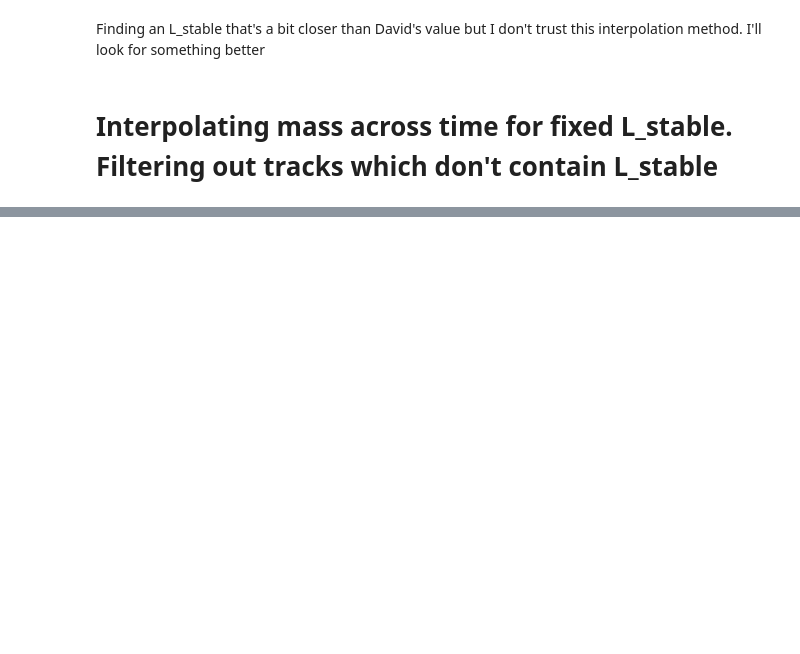
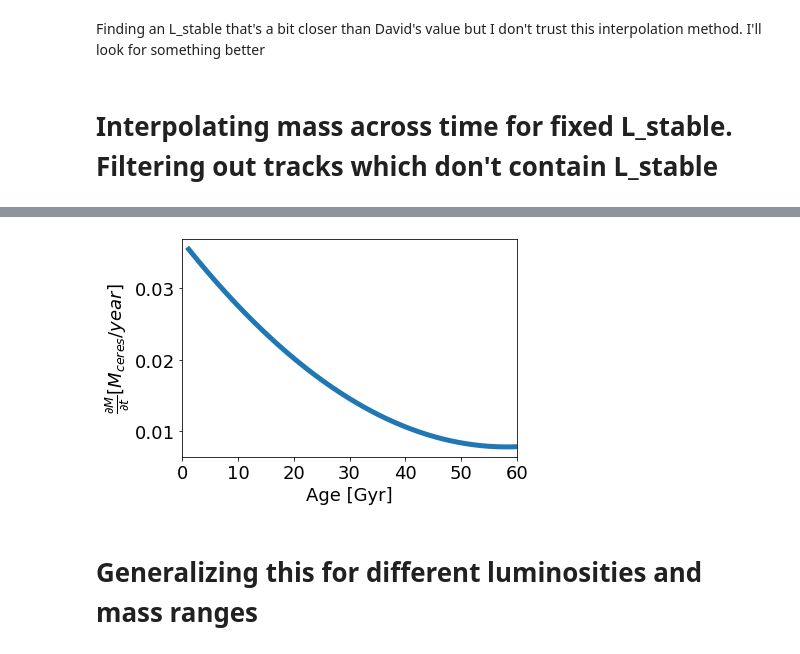
Before and after one commit to mscoggs/star_lifting, a Jupyter notebook: star_lifting.ipynb, the cells around one changed output, grey strips where cells are left out. Cells and saved outputs as stored; diff of their text form; code cells hidden in the pictures; blank space fills up the shorter version.

Commit message:
fixed fit and looks at different initial mass

```diff
--- a/star_lifting.ipynb
+++ b/star_lifting.ipynb
@@ -152,0 +186,14 @@ Text(0, 0.5, '$\\frac{\\partial M}{\\partial t} [M_{ceres}/year]$')
+# %%
+m_sol, m_ceres = 1.98847e30,9.1e20
+poly_der = np.polyder(poly)
+t = np.arange(np.min(a_interp), np.max(a_interp),20000)
+poly_der_fit = poly_der(t)
+plt.plot(t/1e9, -poly_der_fit*m_sol/m_ceres, lw=5)
+plt.xlabel("Age [Gyr]")
+plt.ylabel(r"$\frac{\partial M}{\partial t} [M_{ceres}/year]$")
+plt.xlim(0,60)
+plt.savefig("dmdt_vs_age_2dinterp.pdf",bbox_inches="tight")
+# %% [output]
+[figure, added]
+# %% [markdown]
+# Generalizing this for different luminosities and mass ranges
```
Also changed, not shown: parts of 28 cells of this notebook.
